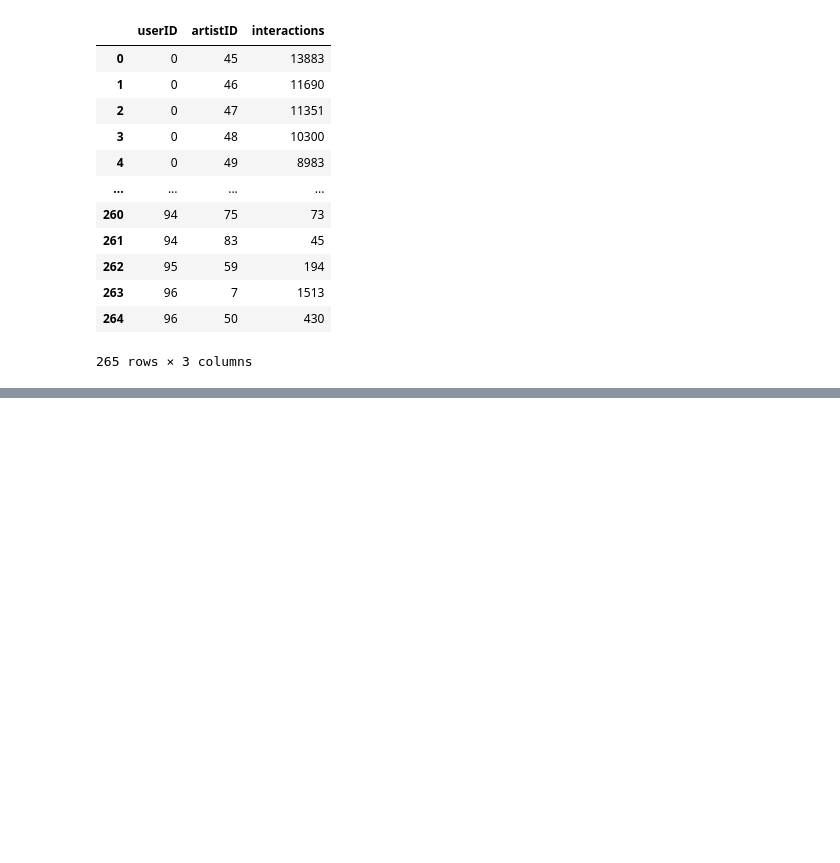
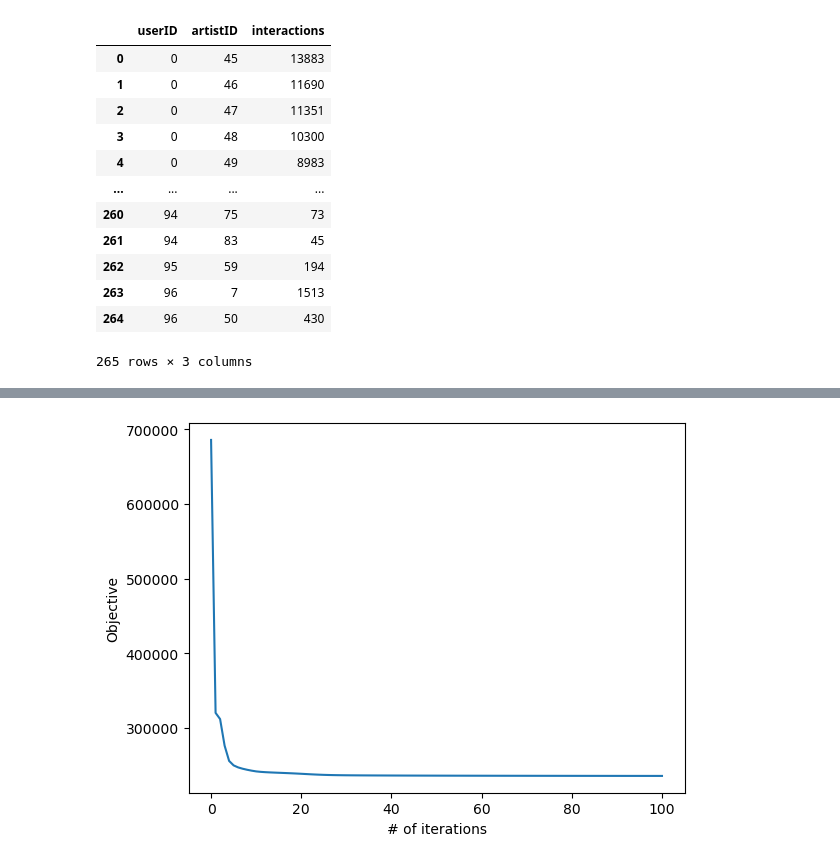
Before and after one commit to WenhaoP/CSE-547, a Jupyter notebook: HW2/q3.ipynb, the cells around one changed output, grey strips where cells are left out. Drawn from its saved outputs; the diff is of its cells as text; code cells hidden in the pictures; blank space fills up the shorter version.

```diff
--- a/HW2/q3.ipynb
+++ b/HW2/q3.ipynb
@@ -87,8 +122,8 @@ def ALS(X, Y, P, C, m, n, f, lamda, MAX_ITER = 100):
 # %%
-# m = 1882
-# n = 3000
-m = 100
-n = 100
+m = 1882
+n = 3000
+# m = 100
+# n = 100
 f = 3
 lamda = 0.01
 
@@ -97,8 +132,8 @@ Y = sparse.csr_matrix(np.zeros((n, f)))
 
 # construct the preference matrix and confidence matrix
 # YOUR CODE HERE
-data = user_artists_small
-# data = user_artists
+# data = user_artists_small
+data = user_artists
 
 R = sparse.csr_matrix((data["interactions"], (data["userID"], data["artistID"])),
                         shape=(m,n))
@@ -106,5 +141,5 @@ P = (R > 0)
 alpha = np.sum(P) / (m * n - np.sum(P))
 C = sparse.csr_matrix(1 + alpha * R.toarray())
 
-result = ALS(X.copy(), Y.copy(), P, C, m, n, f, lamda)
+result = ALS(X, Y, P, C, m, n, f, lamda)
 # %% [output]
@@ -148,0 +164,2 @@ array([[36, 43, 24, 44, 22, 21, 20, 19, 18, 34, 16, 15, 14, 28, 40, 11,
+# %%
+X, Y, objectives, user_0_rec, user_20_rec = result
@@ -148,0 +182,8 @@ array([[36, 43, 24, 44, 22, 21, 20, 19, 18, 34, 16, 15, 14, 28, 40, 11,
+# %%
+fig, ax = plt.subplots()
+ax.plot(np.arange(101), objectives)
+ax.set_xlabel("# of iterations")
+ax.set_ylabel("Objective")
+plt.show()
+# %% [output]
+[figure, added]
```
Also changed, not shown: parts of 8 cells of this notebook, 3 other files.
